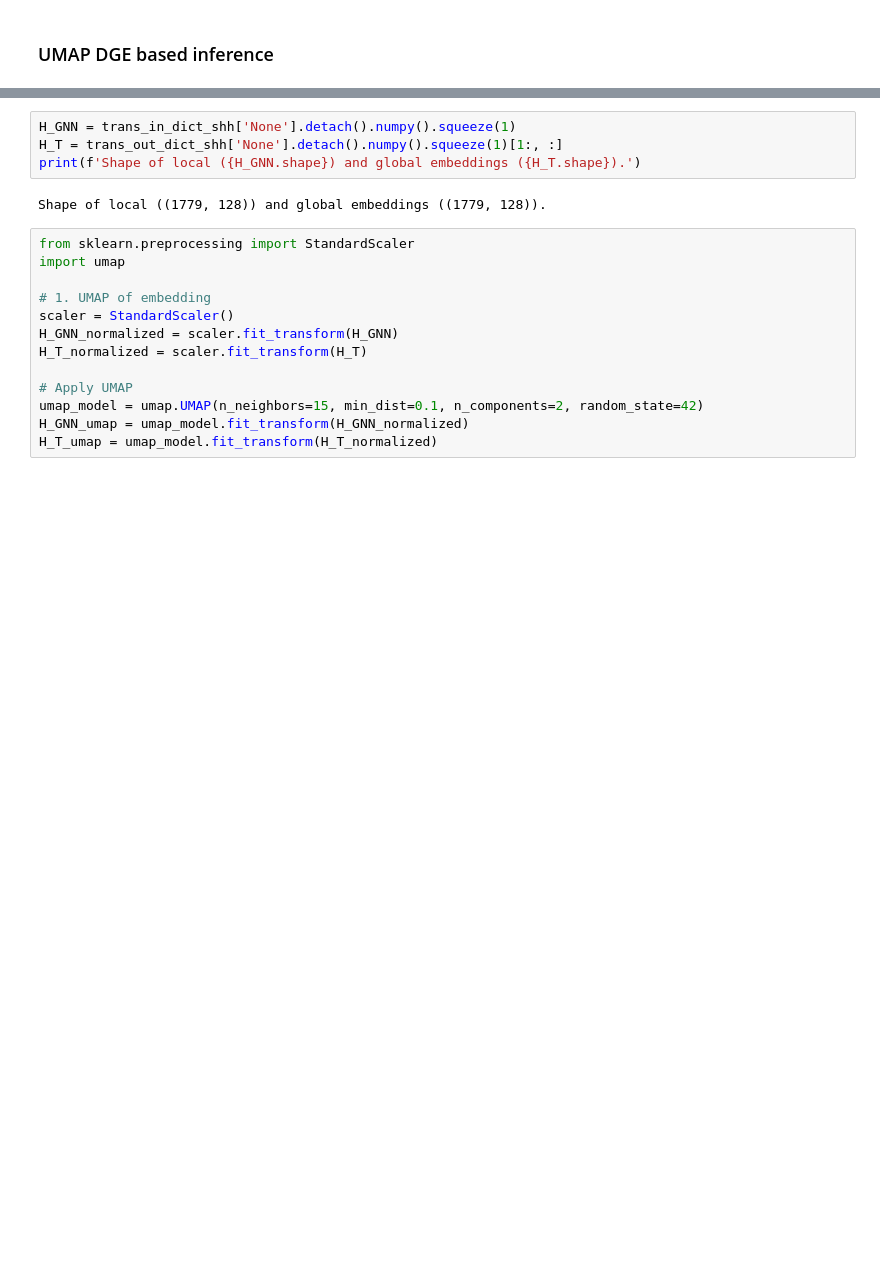
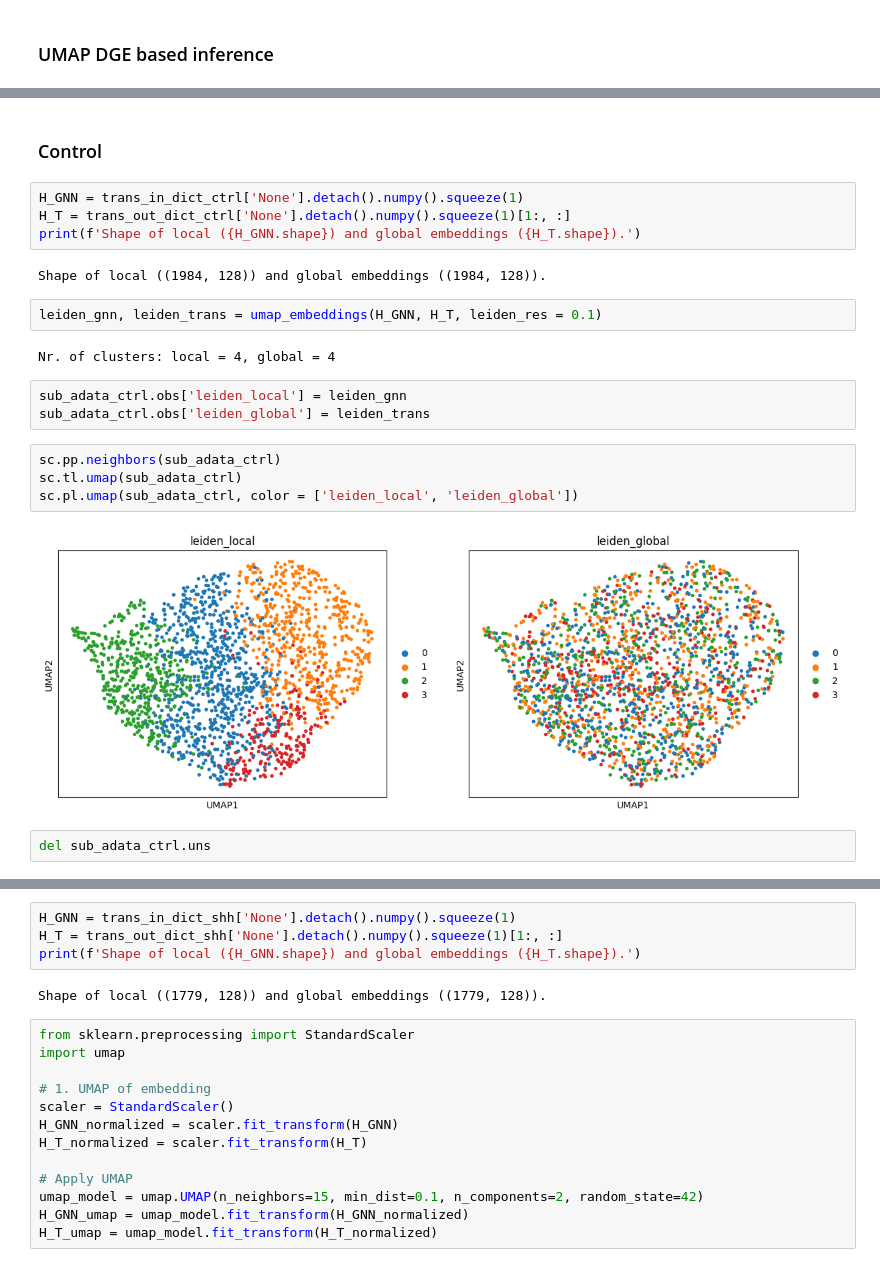
Before and after one commit to theislab/interscale, a Jupyter notebook: docs/notebooks/evaluation/Legnini23_1.ipynb, the cells around one changed output, grey strips where cells are left out. Cells and saved outputs as stored; diff of their text form; blank space fills up the shorter version.

```diff
--- a/docs/notebooks/evaluation/Legnini23_1.ipynb
+++ b/docs/notebooks/evaluation/Legnini23_1.ipynb
@@ -117,0 +251,23 @@ I:  tensor([[1., 0., 0.,  ..., 0., 0., 0.],
+# %% [markdown]
+### Control
+# %%
+H_GNN = trans_in_dict_ctrl['None'].detach().numpy().squeeze(1)
+H_T = trans_out_dict_ctrl['None'].detach().numpy().squeeze(1)[1:, :]
+print(f'Shape of local ({H_GNN.shape}) and global embeddings ({H_T.shape}).')
+# %% [output]
+Shape of local ((1984, 128)) and global embeddings ((1984, 128)).
+# %%
+leiden_gnn, leiden_trans = umap_embeddings(H_GNN, H_T, leiden_res = 0.1)
+# %% [output]
+Nr. of clusters: local = 4, global = 4
+# %%
+sub_adata_ctrl.obs['leiden_local'] = leiden_gnn
+sub_adata_ctrl.obs['leiden_global'] = leiden_trans
+# %%
+sc.pp.neighbors(sub_adata_ctrl)
+sc.tl.umap(sub_adata_ctrl)
+sc.pl.umap(sub_adata_ctrl, color = ['leiden_local', 'leiden_global'])
+# %% [output]
+[figure, added]
+# %%
+del sub_adata_ctrl.uns
```
Also changed, not shown: parts of 28 cells of this notebook, 2 other files.
